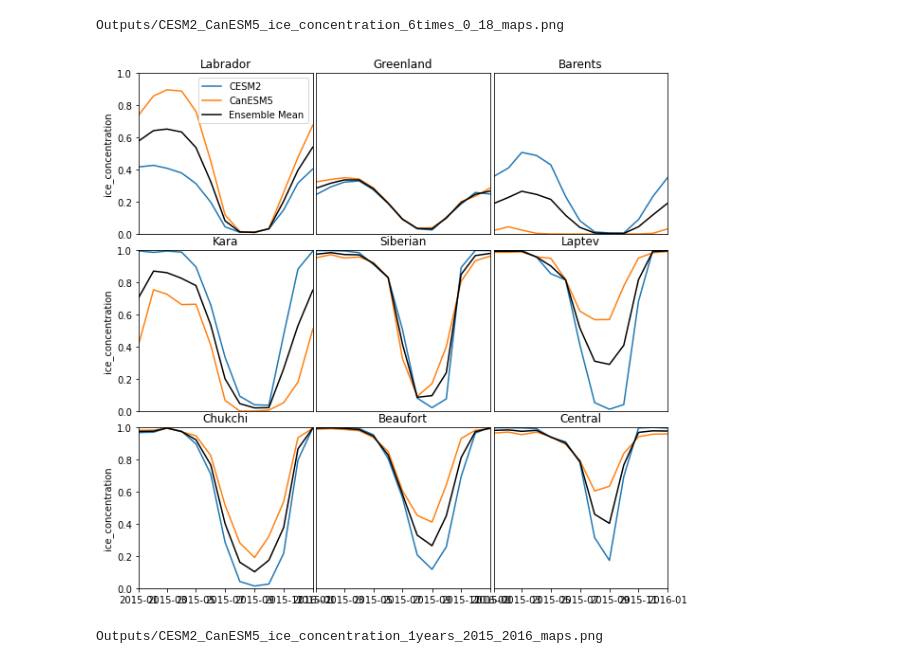
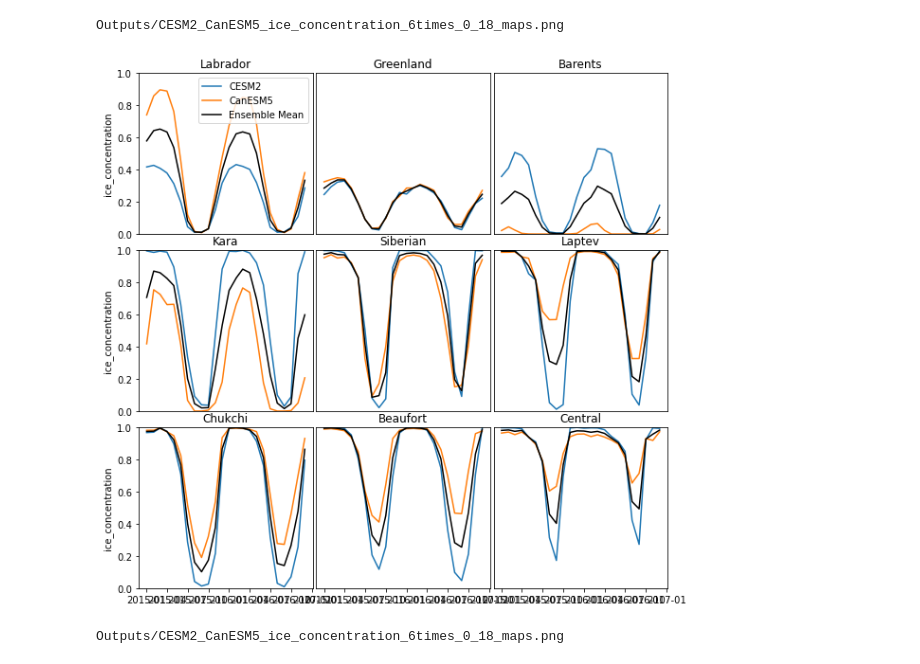
Before and after one commit to CPOMUCL/CMIP6_data, a Jupyter notebook: CMIP6_open_processed.ipynb, the cells around one changed output. Cells and saved outputs as stored; diff of their text form; code cells hidden in the pictures.

Commit message:
More plotting

```diff
--- a/CMIP6_open_processed.ipynb
+++ b/CMIP6_open_processed.ipynb
@@ -218,36 +218,36 @@ for pn,rg in enumerate(regions[1:]):
     ax = fig.add_subplot(3,3,pn+1)
     ensmb_mean = []
     for en,Cmp in enumerate(Clist):
 #     for pn,p in enumerate(pvar):
         p = pvar[0]
         data = Cmp[p].copy()
         data.mask = np.isnan(data)
         data.mask[np.ones_like(data,dtype=bool)*~np.isin(Nmask2,rg['N_ints'])[None,:,:]] = True
         ax.plot_date(Cmp['dtime'],data.mean(axis=(1,2)),label = Cmp['name'],linestyle='-', marker='')
     #             print(pdate.strftime('%Y'))
         ensmb_mean.append(data.mean(axis=(1,2)))
     ax.plot_date(Cmp['dtime'],np.nanmean(ensmb_mean,axis=0),label = 'Ensemble Mean',
                  linestyle='-', marker='',color = 'k')
     ## all
     if np.isin(pn,[0,3,6]):
         ax.set_ylabel(p)
     else: ax.set_yticks([])
     if pn<6: ax.set_xticks([])
 #         if pn == 0: ax.legend(['Daily onset (RM)','Daily onset (linear)','Monthly est.',])
     if pn == 0: ax.legend()
 #         ax.set_ylim(minmax)
-    ax.set_xlim([dt.datetime(2015,1,1),dt.datetime(2016,1,1)]) ### 1.78
+#     ax.set_xlim([dt.datetime(2015,1,1),dt.datetime(2016,1,1)]) ### 1.78
     ax.set_ylim([0,1.0]) ### 1.78
     ax.set_title(rg['label'])
 
 fig.subplots_adjust(wspace=0.02, hspace=0.1)
 # pname = save_dir+'_'.join([e['name'].replace(' ','_') for e in ECLs]+pvar+['onset_lines_regions.png'])
 # fig.savefig(pname,bbox_inches='tight')
 plt.show()
 print(pname)
 # %% [output]
-[figure, old version]
+[figure, new version]
-Outputs/CESM2_CanESM5_ice_concentration_1years_2015_2016_maps.png
+Outputs/CESM2_CanESM5_ice_concentration_6times_0_18_maps.png
 # %%
 ### for each region sum of each variable (for ice area)
 pscale = 1e-12 ##(m2 to million km2)
```
Also changed, not shown: parts of 2 cells of this notebook.
